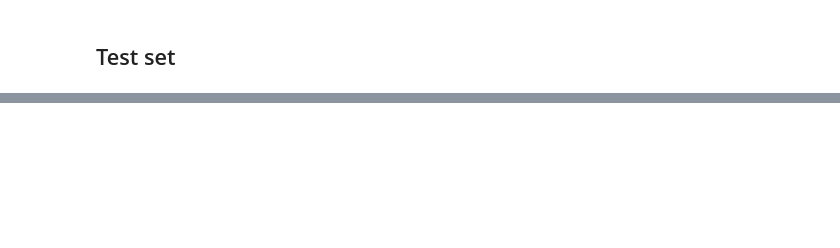
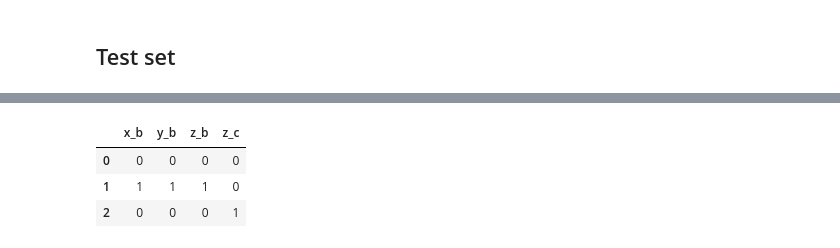
Before and after one commit to SzymonOzog/Deep-Learning-In-Survival-Analysis, a Jupyter notebook: ModelEvaluation.ipynb, the cells around one changed output, grey strips where cells are left out. Cells and saved outputs as stored; diff of their text form; code cells hidden in the pictures; blank space fills up the shorter version.

```diff
--- a/ModelEvaluation.ipynb
+++ b/ModelEvaluation.ipynb
@@ -83,0 +127,8 @@ cph.print_summary()
+# %%
+df_binary = pd.DataFrame({"x" : ['a', 'b', 'a'], "y" : ['a', 'b', 'a'], "z" : ['a', 'b', 'c']})
+pd.get_dummies(df_binary, drop_first=True)
+# %% [output]
+|  | x_b | y_b | z_b | z_c |
+| 0 | 0 | 0 | 0 | 0 |
+| 1 | 1 | 1 | 1 | 0 |
+| 2 | 0 | 0 | 0 | 1 |
```
Also changed, not shown: parts of 13 cells of this notebook.
